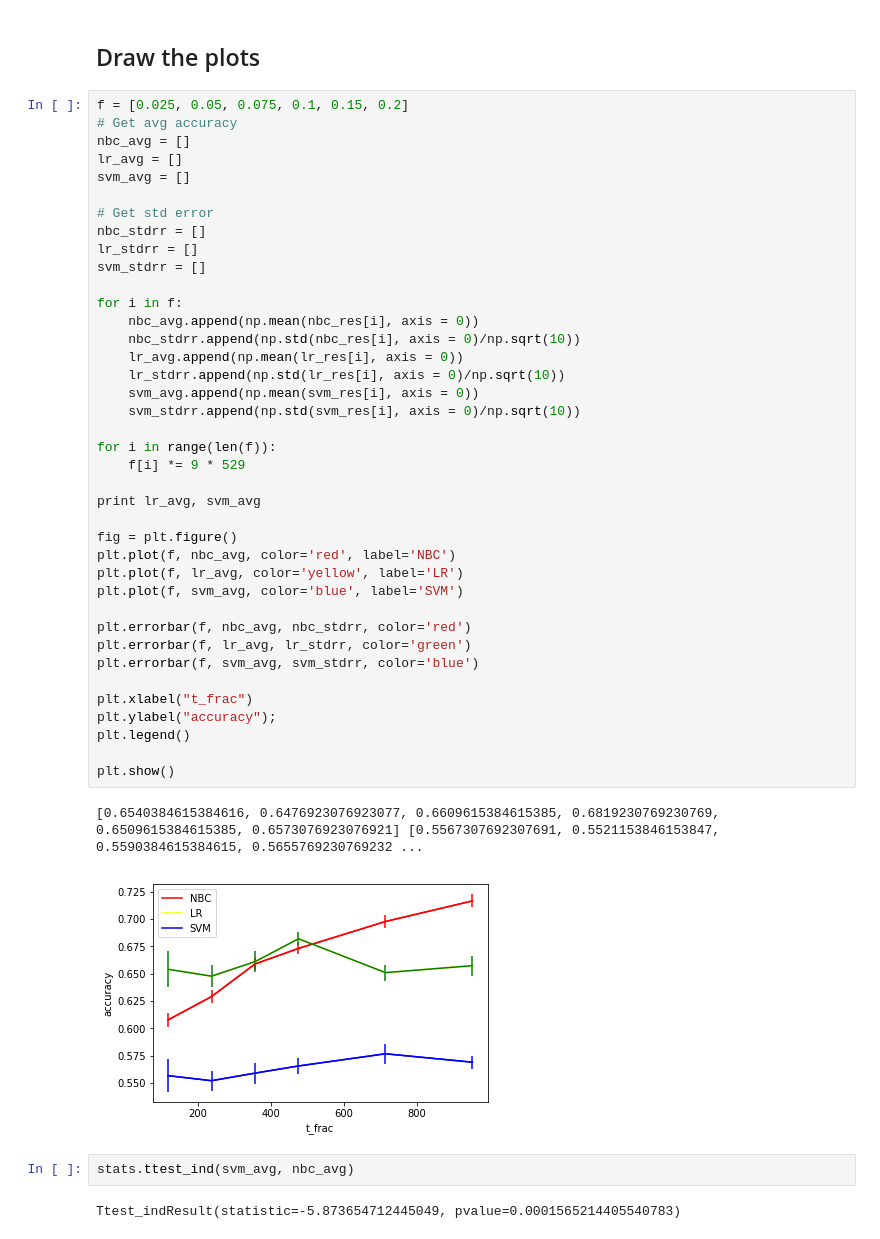
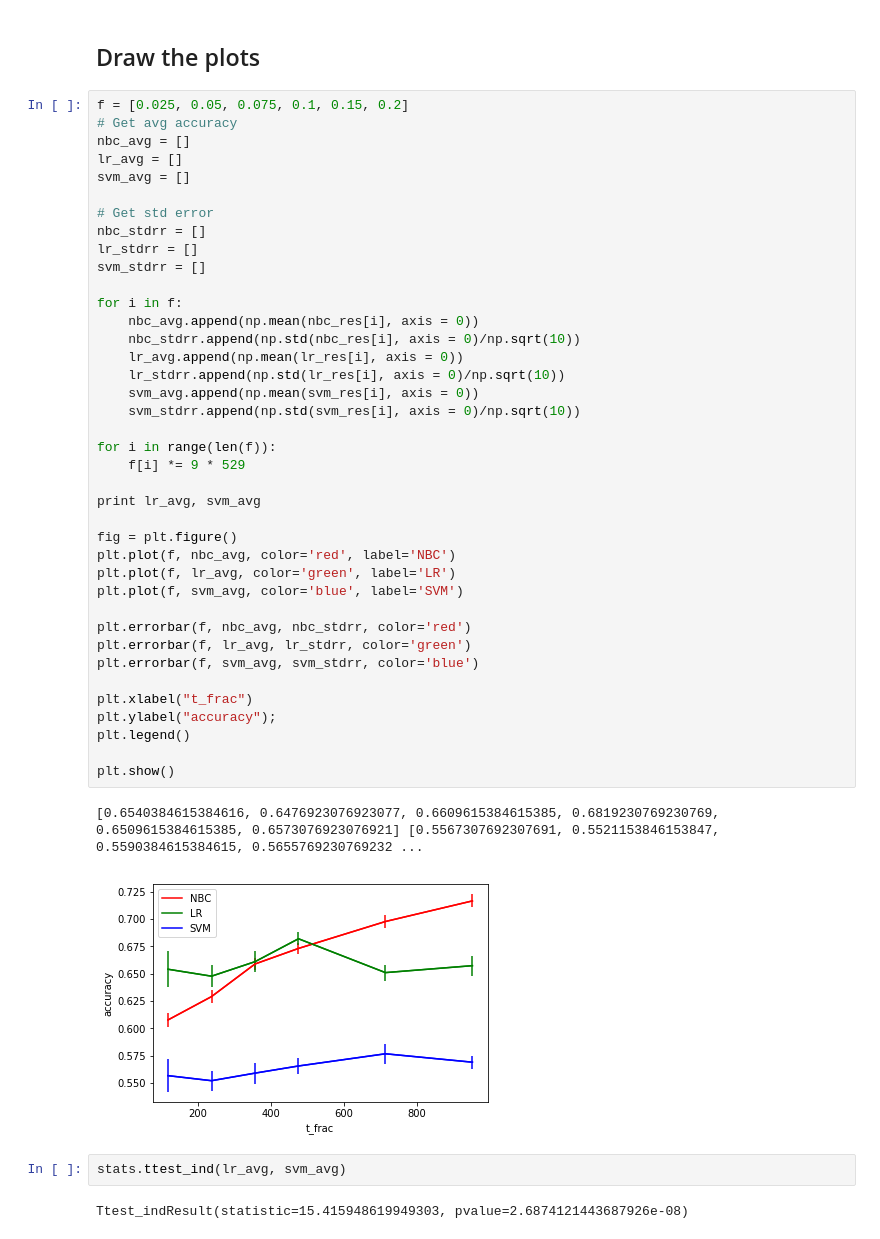
Before and after one commit to tiantuxu/LinearRegression-SVM, a Jupyter notebook: cv.ipynb, the cells around one changed output. Cells and saved outputs as stored; diff of their text form.

```diff
--- a/cv.ipynb
+++ b/cv.ipynb
@@ -472,36 +472,36 @@ lr_stdrr = []
 svm_stdrr = []
 
 for i in f:
     nbc_avg.append(np.mean(nbc_res[i], axis = 0))
     nbc_stdrr.append(np.std(nbc_res[i], axis = 0)/np.sqrt(10))
     lr_avg.append(np.mean(lr_res[i], axis = 0))
     lr_stdrr.append(np.std(lr_res[i], axis = 0)/np.sqrt(10))
     svm_avg.append(np.mean(svm_res[i], axis = 0))
     svm_stdrr.append(np.std(svm_res[i], axis = 0)/np.sqrt(10))
 
 for i in range(len(f)):
     f[i] *= 9 * 529
 
 print lr_avg, svm_avg
 
 fig = plt.figure()
 plt.plot(f, nbc_avg, color='red', label='NBC')
-plt.plot(f, lr_avg, color='yellow', label='LR')
+plt.plot(f, lr_avg, color='green', label='LR')
 plt.plot(f, svm_avg, color='blue', label='SVM')
 
 plt.errorbar(f, nbc_avg, nbc_stdrr, color='red')
 plt.errorbar(f, lr_avg, lr_stdrr, color='green')
 plt.errorbar(f, svm_avg, svm_stdrr, color='blue')
 
 plt.xlabel("t_frac")
 plt.ylabel("accuracy");
 plt.legend()
 
 plt.show()
 # %% [output]
 [0.6540384615384616, 0.6476923076923077, 0.6609615384615385, 0.6819230769230769, 0.6509615384615385, 0.6573076923076921] [0.5567307692307691, 0.5521153846153847, 0.5590384615384615, 0.5655769230769232 ...
-[figure, old version]
+[figure, new version]
 # %%
-stats.ttest_ind(svm_avg, nbc_avg)
+stats.ttest_ind(lr_avg, svm_avg)
 # %% [output]
-Ttest_indResult(statistic=-5.873654712445049, pvalue=0.0001565214405540783)
+Ttest_indResult(statistic=15.415948619949303, pvalue=2.6874121443687926e-08)
```
Also changed, not shown: parts of 1 cell of this notebook.
